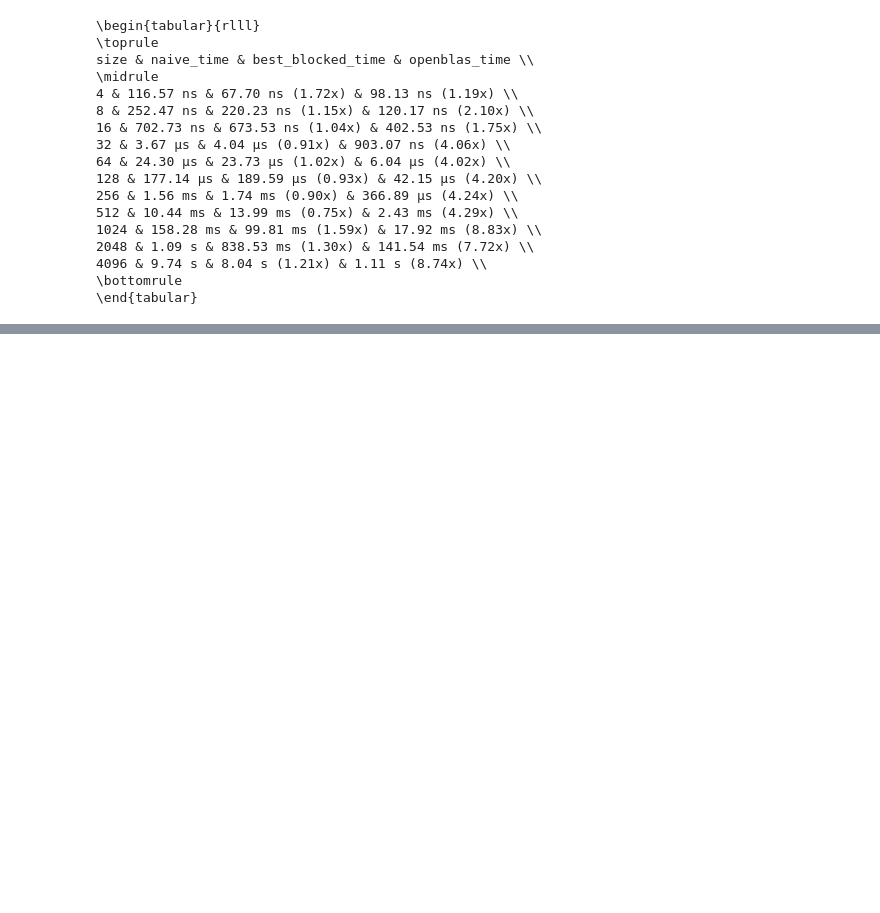
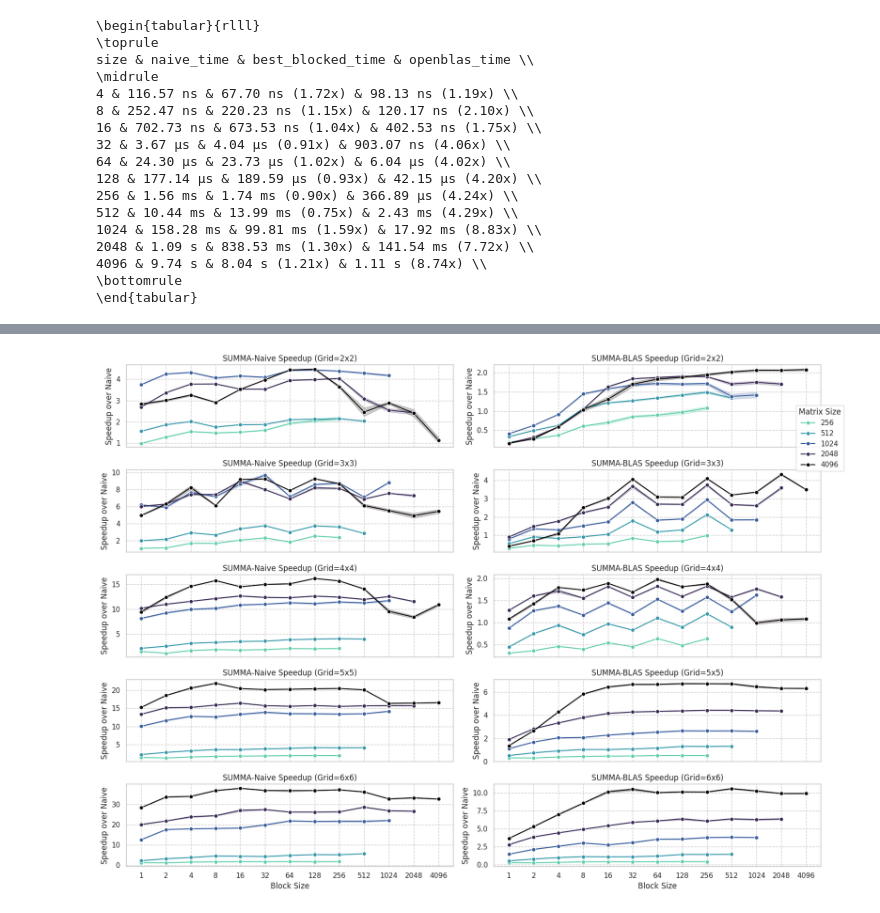
Before and after one commit to DanielGardin/distributed-matmul, a Jupyter notebook: notebooks/analysis.ipynb, the cells around one changed output, grey strips where cells are left out. Saved outputs shown, nothing was run; the diff lists cells and outputs as text; code cells hidden in the pictures; blank space fills up the shorter version.

```diff
--- a/notebooks/analysis.ipynb
+++ b/notebooks/analysis.ipynb
@@ -213,0 +195,90 @@ ValueError: Could not interpret value `speedup` for `y`. An entry with this name
+# %%
+# Speedup calculation
+
+summa_results["speedup"] = (
+     summa_results["ref_time"] / summa_results["time"]
+)
+
+summablas_results["speedup"] = (
+    summablas_results["ref_time"] / summablas_results["time"]
+)
+
+summa_results['comp_perc'] = summa_results['comp_time'] / summa_results['time']
+summablas_results['comp_perc'] = summablas_results['comp_time'] / summablas_results['time']
+
+summa_results['comm_perc'] = summa_results['comm_time'] / summa_results['time']
+summablas_results['comm_perc'] = summablas_results['comm_time'] / summablas_results['time']
+# %%
+fig, axs = plt.subplots(nrows=5, ncols=2, figsize=(16, 12), sharex=True)
+
+grids = [2, 3, 4, 5, 6]
+
+for i, grid in enumerate(grids):
+    sns.lineplot(
+        data=summa_results[(summa_results['grid'] == f" {grid}x{grid}") & (summa_results['size'] >= 256)],
+        x="block_size",
+        y="speedup",
+        hue='size',
+        hue_norm=LogNorm(128),
+        palette="mako_r",
+        legend="full",
+        marker="o",
+        # linestyle="--",
+        ax=axs[i, 0],
+    )
+
+    sns.lineplot(
+        data=summablas_results[(summablas_results['grid'] == f" {grid}x{grid}") & (summablas_results['size'] >= 256)],
+        x="block_size",
+        y="speedup",
+        hue='size',
+        hue_norm=LogNorm(128),
+        palette="mako_r",
+        legend="full",
+        marker="o",
+        # linestyle="--",
+        ax=axs[i, 1],
+    )
+
+    axs[i, 0].set_xscale("log", base=2)
+    axs[i, 1].set_xscale("log", base=2)
+
+    # axs[i, 0].set_ylim(0, 1.2*grid**2)
+    # axs[i, 1].set_ylim(0, 1.2*grid**2)
+
+    axs[i, 0].set_title(f'SUMMA-Naive Speedup (Grid={grid}x{grid})')
+    axs[i, 0].set_xlabel("Block Size")
+    axs[i, 0].set_ylabel("Speedup over Naive")
+    axs[i, 0].grid(True, which="both", ls="--", lw=1)
+
+    axs[i, 0].legend_.remove()
+    axs[i, 0].set_xticks(2 ** np.arange(0, 13))
+    axs[i, 0].get_xaxis().set_major_formatter(plt.ScalarFormatter())
+
+    axs[i, 1].set_title(f'SUMMA-BLAS Speedup (Grid={grid}x{grid})')
+    axs[i, 1].set_xlabel("Block Size")
+    axs[i, 1].set_ylabel("Speedup over Naive")
+    axs[i, 1].grid(True, which="both", ls="--", lw=1)
+
+    axs[i, 1].legend_.remove()
+    axs[i, 1].set_xticks(2 ** np.arange(0, 13))
+    axs[i, 1].get_xaxis().set_major_formatter(plt.ScalarFormatter())
+
+
+
+# Make a single legend for all subplots
+handles, labels = axs[0, 0].get_legend_handles_labels()
+fig.legend(
+    handles,
+    labels,
+    title="Matrix Size",
+    bbox_to_anchor=(0.95, 0.9),
+    loc='upper left',
+)
+
+plt.savefig("notebooks/figures/summa_speedup.pdf", bbox_inches='tight')
+plt.tight_layout()
+
+plt.show()
+# %% [output]
+[figure, added]
```
Also changed, not shown: parts of 9 cells of this notebook, 3 other files.
